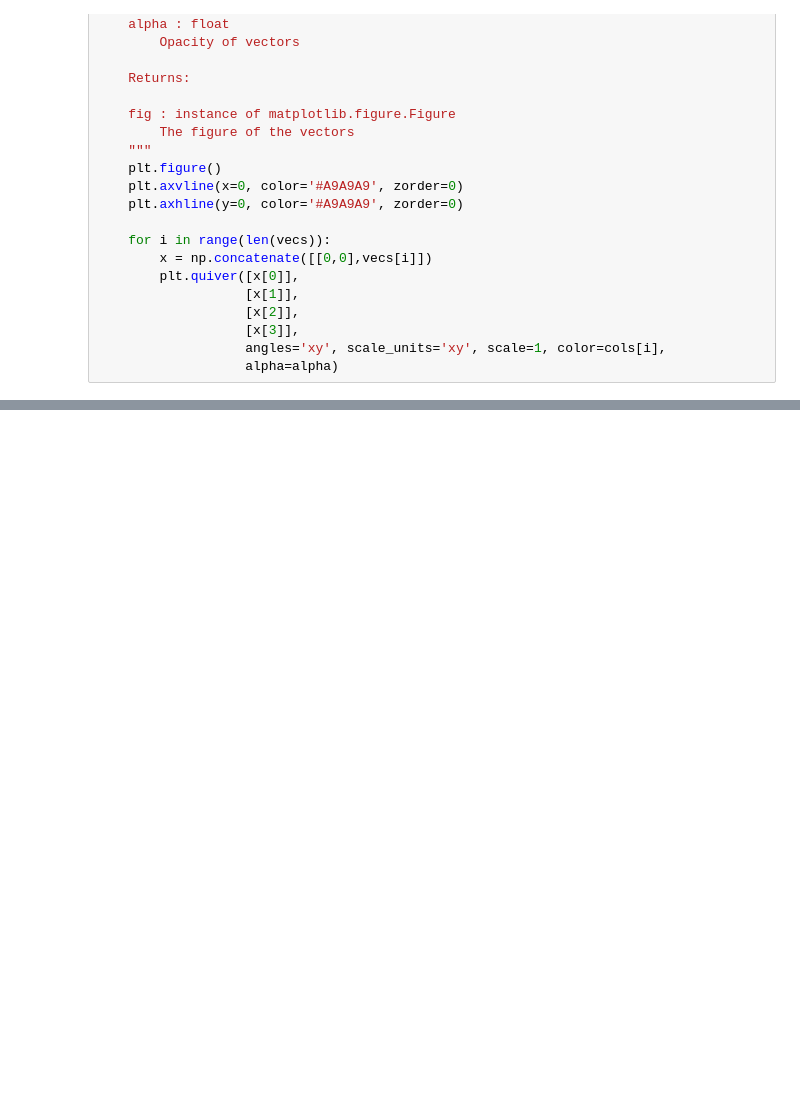
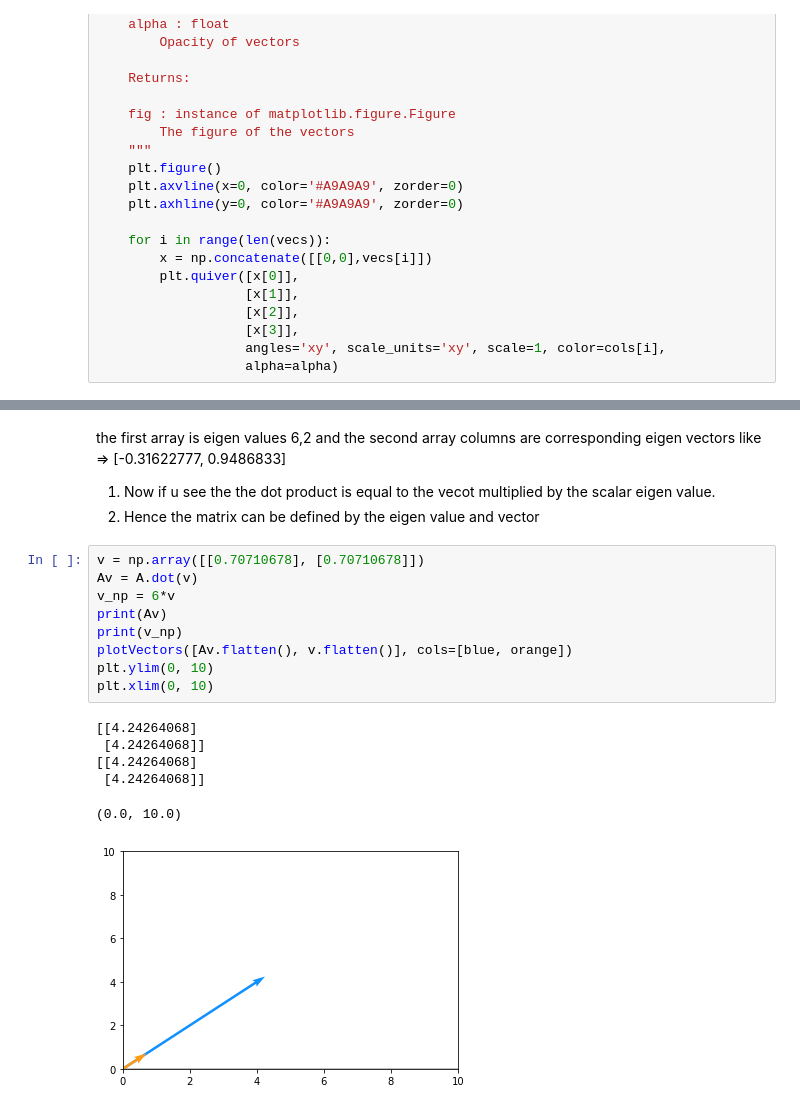
Before and after one commit to yashkumar1992/-IanGoodfellowDL, a Jupyter notebook: LinearAlgebra.ipynb, the cells around one changed output, grey strips where cells are left out. Drawn from its saved outputs; the diff is of its cells as text; blank space fills up the shorter version.

```diff
--- a/LinearAlgebra.ipynb
+++ b/LinearAlgebra.ipynb
@@ -750,0 +773,20 @@ plt.xlim(-1, 4)
+# %% [markdown]
+the first array is eigen values 6,2 and the second array columns are corresponding eigen vectors like => [-0.31622777, 0.9486833]
+1. Now if u see the the dot product is equal to the vecot multiplied by the scalar eigen value.
+2. Hence the matrix can be defined by the eigen value and vector
+# %%
+v = np.array([[0.70710678], [0.70710678]])
+Av = A.dot(v)
+v_np = 6*v
+print(Av)
+print(v_np)
+plotVectors([Av.flatten(), v.flatten()], cols=[blue, orange])
+plt.ylim(0, 10)
+plt.xlim(0, 10)
+# %% [output]
+[[4.24264068]
+ [4.24264068]]
+[[4.24264068]
+ [4.24264068]]
+(0.0, 10.0)
+[figure, added]
```
Also changed, not shown: parts of 19 cells of this notebook.
